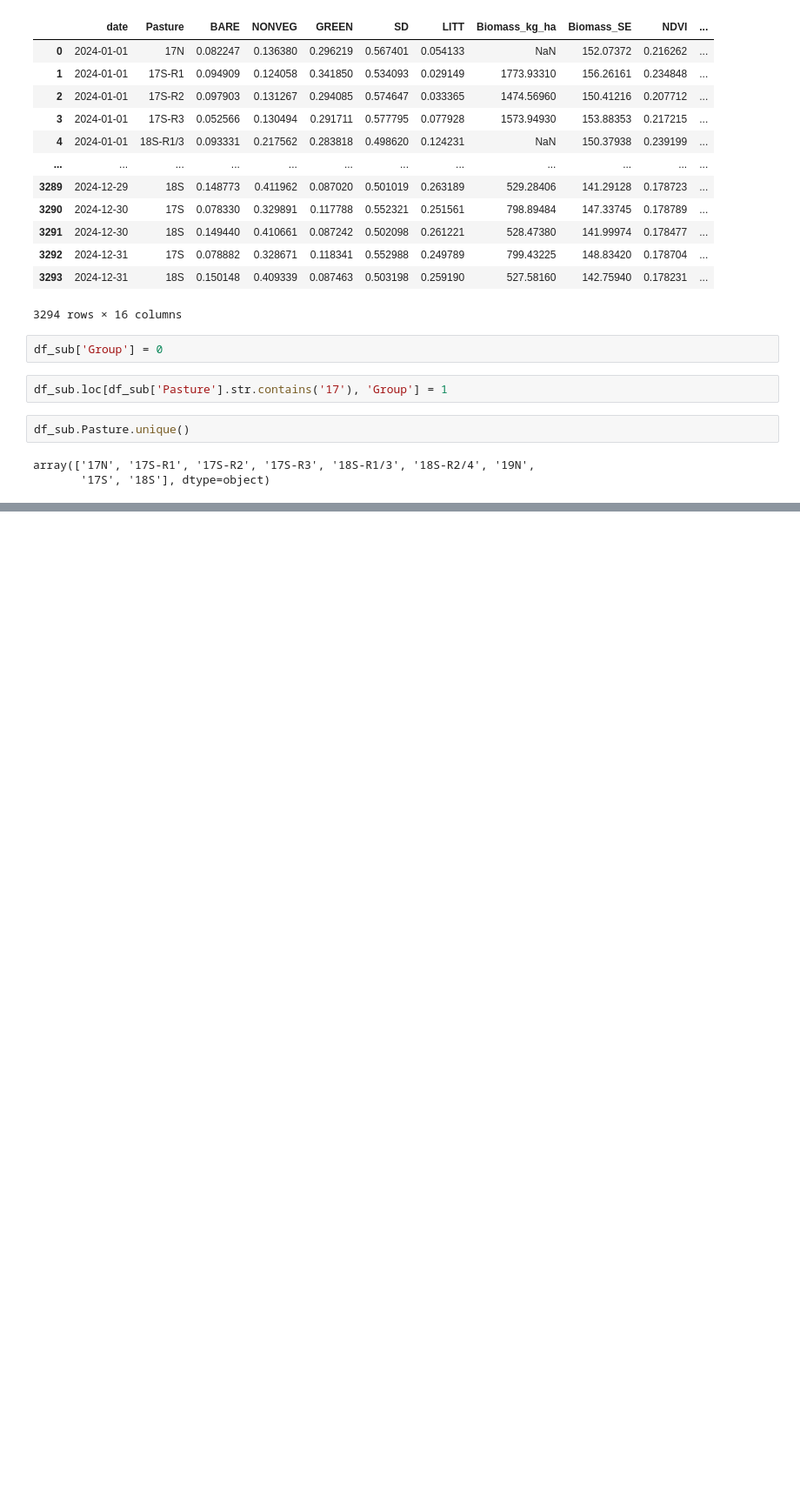
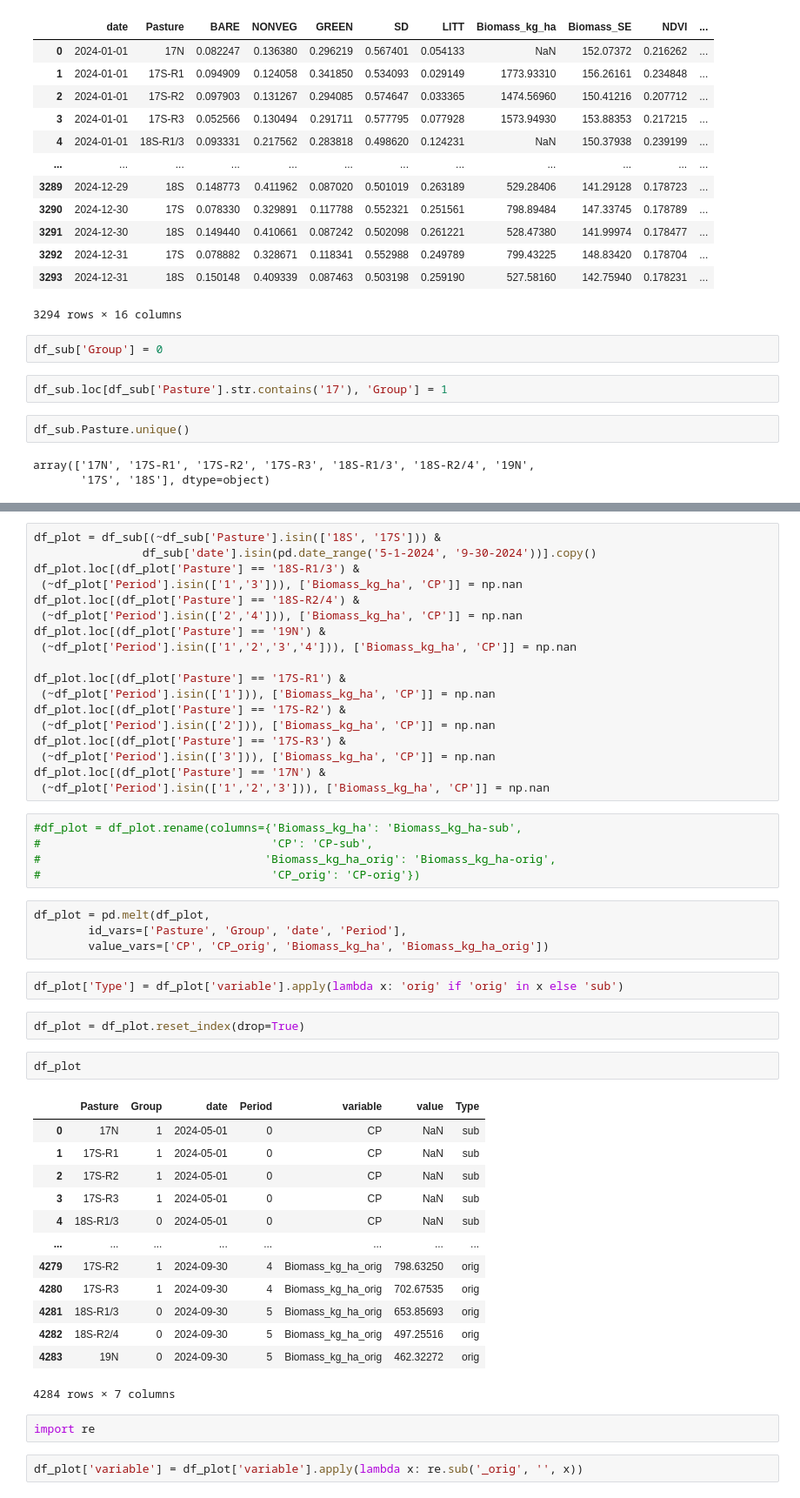
Before and after one commit to kearney-sp/cper_hls_veg_models, a Jupyter notebook: extras/vfch4/summaries_vfch4.ipynb, the cells around one changed output, grey strips where cells are left out. Shown at 87% size. Saved outputs shown, nothing was run; the diff lists cells and outputs as text; blank space fills up the shorter version.

```diff
--- a/extras/vfch4/summaries_vfch4.ipynb
+++ b/extras/vfch4/summaries_vfch4.ipynb
@@ -130,0 +146,51 @@ df['Group'] = df_sub['Group']
+# %%
+df_plot = df_sub[(~df_sub['Pasture'].isin(['18S', '17S'])) &
+                df_sub['date'].isin(pd.date_range('5-1-2024', '9-30-2024'))].copy()
+df_plot.loc[(df_plot['Pasture'] == '18S-R1/3') &
+ (~df_plot['Period'].isin(['1','3'])), ['Biomass_kg_ha', 'CP']] = np.nan
+df_plot.loc[(df_plot['Pasture'] == '18S-R2/4') &
+ (~df_plot['Period'].isin(['2','4'])), ['Biomass_kg_ha', 'CP']] = np.nan
+df_plot.loc[(df_plot['Pasture'] == '19N') &
+ (~df_plot['Period'].isin(['1','2','3','4'])), ['Biomass_kg_ha', 'CP']] = np.nan
+
+df_plot.loc[(df_plot['Pasture'] == '17S-R1') &
+ (~df_plot['Period'].isin(['1'])), ['Biomass_kg_ha', 'CP']] = np.nan
+df_plot.loc[(df_plot['Pasture'] == '17S-R2') &
+ (~df_plot['Period'].isin(['2'])), ['Biomass_kg_ha', 'CP']] = np.nan
+df_plot.loc[(df_plot['Pasture'] == '17S-R3') &
+ (~df_plot['Period'].isin(['3'])), ['Biomass_kg_ha', 'CP']] = np.nan
+df_plot.loc[(df_plot['Pasture'] == '17N') &
+ (~df_plot['Period'].isin(['1','2','3'])), ['Biomass_kg_ha', 'CP']] = np.nan
+# %%
+#df_plot = df_plot.rename(columns={'Biomass_kg_ha': 'Biomass_kg_ha-sub',
+#                                  'CP': 'CP-sub',
+#                                 'Biomass_kg_ha_orig': 'Biomass_kg_ha-orig',
+#                                  'CP_orig': 'CP-orig'})
+# %%
+df_plot = pd.melt(df_plot,
+        id_vars=['Pasture', 'Group', 'date', 'Period'],
+        value_vars=['CP', 'CP_orig', 'Biomass_kg_ha', 'Biomass_kg_ha_orig'])
+# %%
+df_plot['Type'] = df_plot['variable'].apply(lambda x: 'orig' if 'orig' in x else 'sub')
+# %%
+df_plot = df_plot.reset_index(drop=True)
+# %%
+df_plot
+# %% [output]
+|  | Pasture | Group | date | Period | variable | value | Type |
+| 0 | 17N | 1 | 2024-05-01 | 0 | CP | NaN | sub |
+| 1 | 17S-R1 | 1 | 2024-05-01 | 0 | CP | NaN | sub |
+| 2 | 17S-R2 | 1 | 2024-05-01 | 0 | CP | NaN | sub |
+| 3 | 17S-R3 | 1 | 2024-05-01 | 0 | CP | NaN | sub |
+| 4 | 18S-R1/3 | 0 | 2024-05-01 | 0 | CP | NaN | sub |
+| ... | ... | ... | ... | ... | ... | ... | ... |
+| 4279 | 17S-R2 | 1 | 2024-09-30 | 4 | Biomass_kg_ha_orig | 798.63250 | orig |
+| 4280 | 17S-R3 | 1 | 2024-09-30 | 4 | Biomass_kg_ha_orig | 702.67535 | orig |
+| 4281 | 18S-R1/3 | 0 | 2024-09-30 | 5 | Biomass_kg_ha_orig | 653.85693 | orig |
+| 4282 | 18S-R2/4 | 0 | 2024-09-30 | 5 | Biomass_kg_ha_orig | 497.25516 | orig |
+| 4283 | 19N | 0 | 2024-09-30 | 5 | Biomass_kg_ha_orig | 462.32272 | orig |
+4284 rows × 7 columns
+# %%
+import re
+# %%
+df_plot['variable'] = df_plot['variable'].apply(lambda x: re.sub('_orig', '', x))
```
Also changed, not shown: parts of 10 cells of this notebook, 3 other files.
